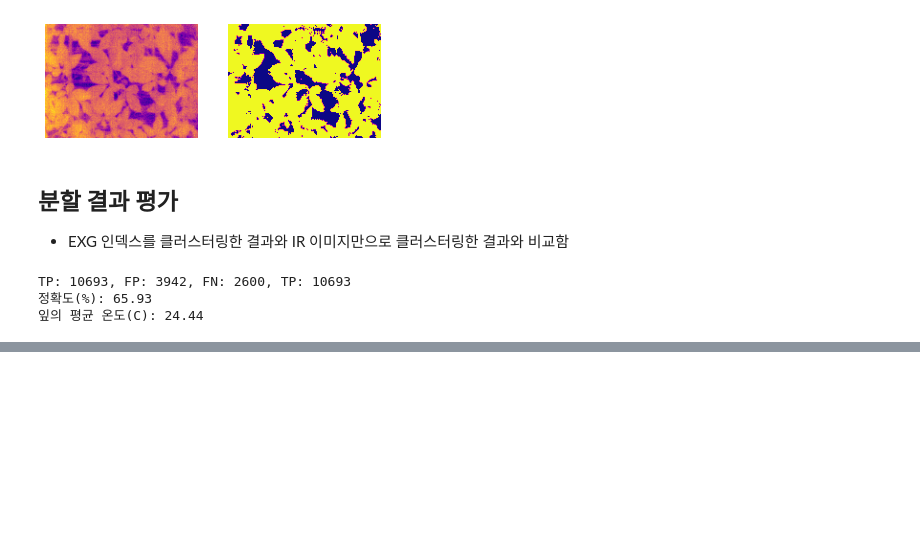
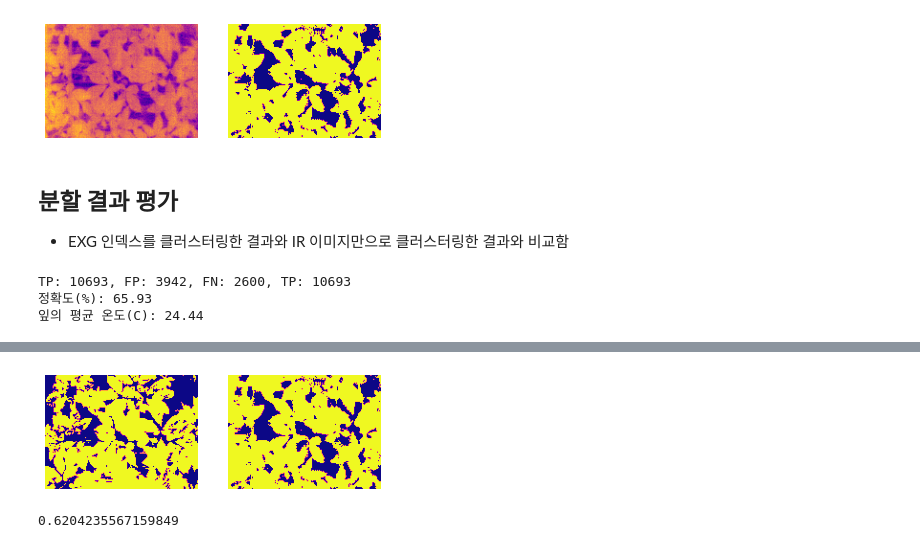
Before and after one commit to plming/infrared-leaf-segmentation, a Jupyter notebook: demo_ginseng.ipynb, the cells around one changed output, grey strips where cells are left out. Drawn from its saved outputs; the diff is of its cells as text; code cells hidden in the pictures; blank space fills up the shorter version.

```diff
--- a/demo_ginseng.ipynb
+++ b/demo_ginseng.ipynb
@@ -17,7 +17,7 @@ util.show_images([ir_image, rgb_image])
 import util
 
 exg = util.get_excess_green(rgb_image)
-label = util.predict_with_jenks(exg)
+label = util.get_leaf_with_jenks(exg)
 
 util.show_images([exg, label])
 # %% [output]
@@ -26,7 +26,7 @@ util.show_images([exg, label])
 ## IR 이미지를 클러스터링
 * 클러스터링은 Jenks Natural Breaks 기법으로 이루어짐
 # %%
-predict = util.predict_with_jenks(ir_image)
+predict = util.get_leaf_with_jenks(ir_image)
 
 util.show_images([ir_image, predict])
 # %% [output]
@@ -55,0 +63,7 @@ TP: 10693, FP: 3942, FN: 2600, TP: 10693
+# %%
+util.show_images([label, predict])
+accuracy = util.get_accuracy(label, predict)
+print(accuracy)
+# %% [output]
+[figure, added]
+0.6204235567159849
```
Also changed, not shown: parts of 1 cell of this notebook, 2 other files.
